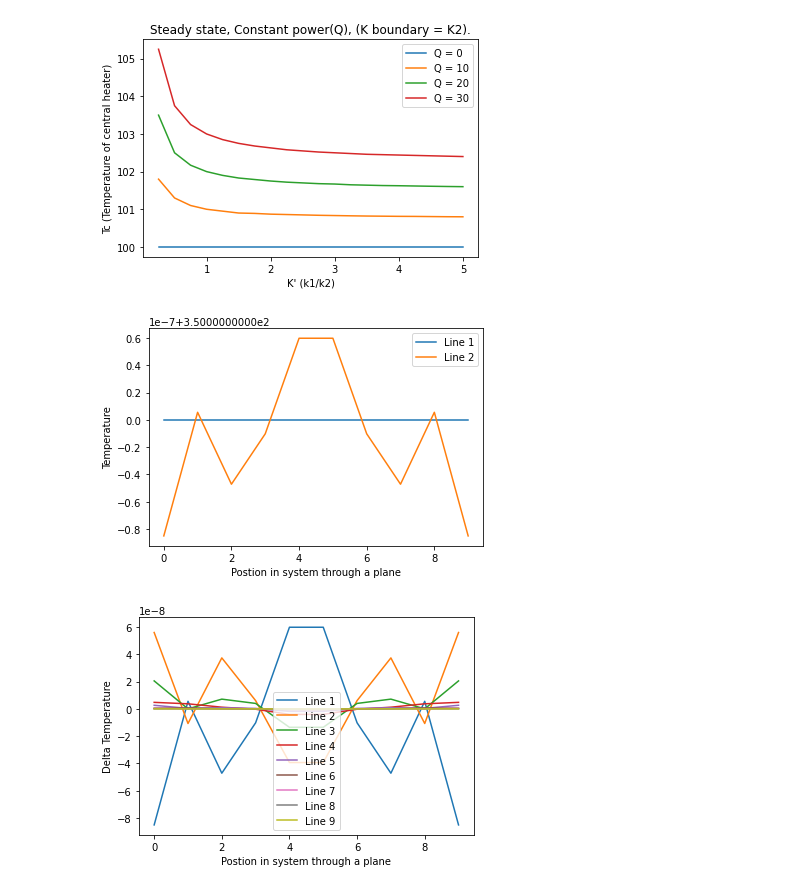
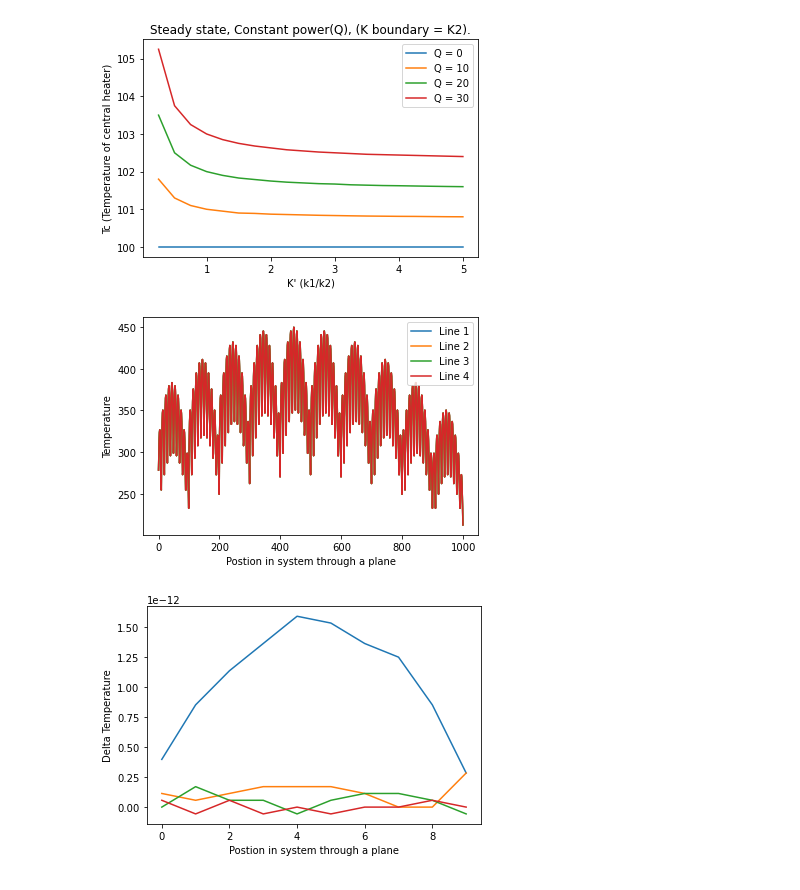
Before and after one commit to ExeQuantCode/HeatFlow, a Jupyter notebook: Plotting.ipynb, the cells around one changed output. Drawn from its saved outputs; the diff is of its cells as text; code cells hidden in the pictures.

```diff
--- a/Plotting.ipynb
+++ b/Plotting.ipynb
@@ -161,26 +161,26 @@ plt.legend()
 # %%
 import matplotlib.pyplot as plt
 import numpy as np
 
 # Read the file and extract the data
-data = np.loadtxt('/home/links/hm556/DCoding/DGitLab/DProject/outputs/Temperature.txt', skiprows=1)
+data = np.loadtxt('/home/links/hm556/DCoding/DGitLab/DProject/outputs/Temperature.txt')
 
 # Get the number of rows and columns in the data
 num_rows, num_cols = data.shape
 
 # Plot each line of the data
 for i in range(num_rows):
     plt.plot(data[i, 1:], label=f'Line {i+1}')
 
 # Add labels and legend
 plt.xlabel('Postion in system through a plane')
 plt.ylabel('Temperature')
 plt.legend()
 
 # Show the plot
 plt.show()
 # %% [output]
-[figure, old version]
+[figure, new version]
 # %%
 import matplotlib.pyplot as plt
 import numpy as np
@@ -203,4 +203,4 @@ plt.ylabel('Delta Temperature')
 # Show the plot
 plt.show()
 # %% [output]
-[figure, old version]
+[figure, new version]
```
Also changed, not shown: 16 other files.
